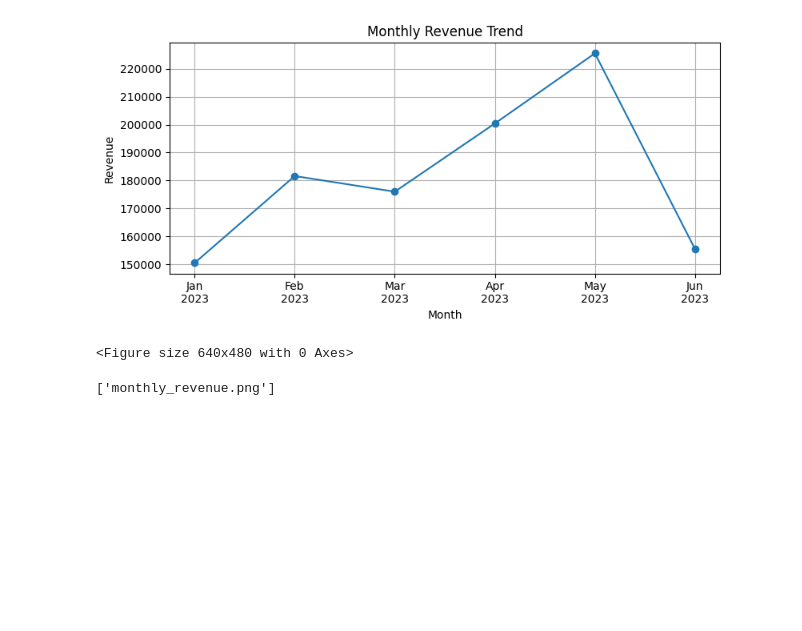
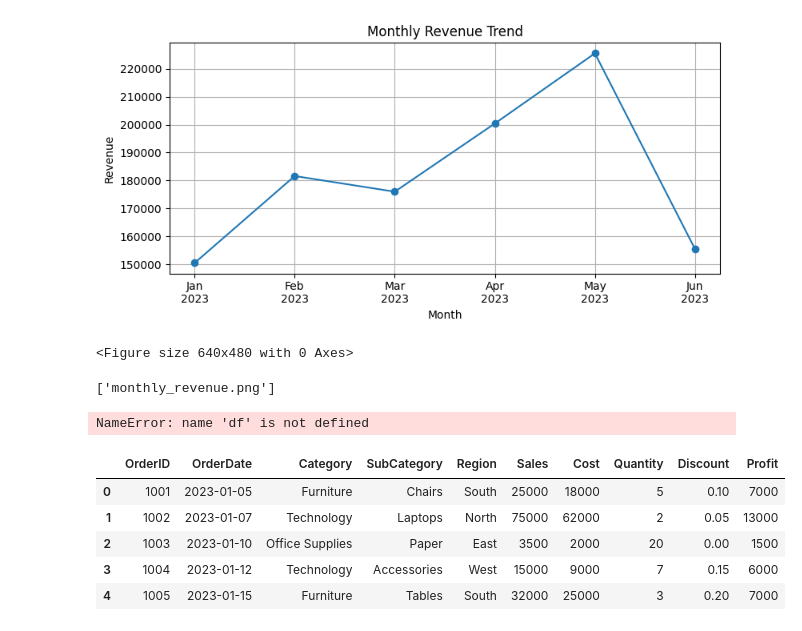
Before and after one commit to varshitha5656/revenue-intelligence-dashboard, a Jupyter notebook: notebooks/eda.ipynb, the cells around one changed output. Cells and saved outputs as stored; diff of their text form; code cells hidden in the pictures; blank space fills up the shorter version.

```diff
--- a/notebooks/eda.ipynb
+++ b/notebooks/eda.ipynb
@@ -38,3 +38,18 @@ import os
 os.listdir("../images")
 # %% [output]
 ['monthly_revenue.png']
+# %%
+df['Profit'] = df['Sales'] - df['Cost']
+df.head()
+# %% [output]
+NameError: name 'df' is not defined
+# %%
+df['Profit'] = df['Sales'] - df['Cost']
+df.head()
+# %% [output]
+|  | OrderID | OrderDate | Category | SubCategory | Region | Sales | Cost | Quantity | Discount | Profit |
+| 0 | 1001 | 2023-01-05 | Furniture | Chairs | South | 25000 | 18000 | 5 | 0.10 | 7000 |
+| 1 | 1002 | 2023-01-07 | Technology | Laptops | North | 75000 | 62000 | 2 | 0.05 | 13000 |
+| 2 | 1003 | 2023-01-10 | Office Supplies | Paper | East | 3500 | 2000 | 20 | 0.00 | 1500 |
+| 3 | 1004 | 2023-01-12 | Technology | Accessories | West | 15000 | 9000 | 7 | 0.15 | 6000 |
+| 4 | 1005 | 2023-01-15 | Furniture | Tables | South | 32000 | 25000 | 3 | 0.20 | 7000 |
```
Also changed, not shown: parts of 5 cells of this notebook, 3 other files.
